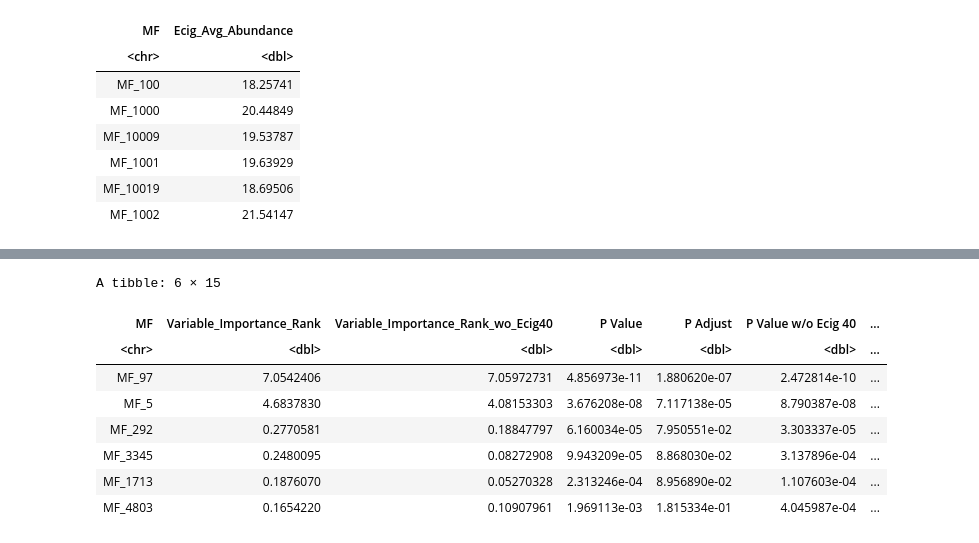
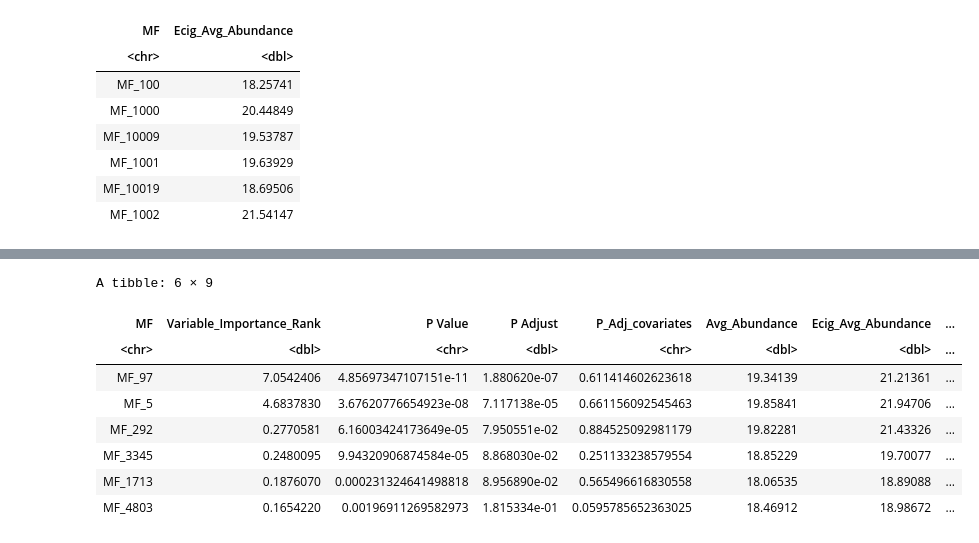
Before and after one commit to UNC-CEMALB/P1002_Ecig-Metabolomics-NELF, a Jupyter notebook: 4. Summary Statistics/MF Expression Table.ipynb, the cells around one changed output, grey strips where cells are left out. Cells and saved outputs as stored; diff of their text form; code cells hidden in the pictures.

```diff
--- a/4. Summary Statistics/MF Expression Table.ipynb
+++ b/4. Summary Statistics/MF Expression Table.ipynb
@@ -108,10 +77,7 @@ A tibble: 6 × 3873
 # %%
-longer_mf_df_w_Ecig40 = molecular_feature_df_w_Ecig_40 %>%
-    pivot_longer(cols = 2:3873, names_to = "MF", values_to = "Value")
-longer_mf_df_wo_Ecig40 = molecular_feature_df_wo_Ecig_40 %>%
+longer_mf_df_w_Ecig40 = molecular_feature_df %>%
     pivot_longer(cols = 2:3873, names_to = "MF", values_to = "Value")
 
-
 head(longer_mf_df_w_Ecig40)
 # %% [output]
 A tibble: 6 × 3
@@ -186,0 +167,28 @@ A data.frame: 6 × 5
+# %%
+#now running ancova
+get_ancova = function(scaled_df){
+
+    #getting unique MFs to iterate through
+    single_MF = unique(longer_mf_df_w_Ecig40$MF)
+
+    values_df = data.frame()
+    for (i in 1:length(single_MF)){
+        #the covariate must go first for Type 1, but we want type III
+        ancova = aov(Scaled_Value ~ Sex + Race + Age + BMI + Exposure, data = scaled_df %>%
+                        filter(MF == single_MF[i]))
+
+        anova_type3 = Anova(ancova, type = 'III')
+        summary = anova_type3[2,3:4]
+
+        #saving values
+        saved_values = cbind(single_MF[i], summary$`Pr(>F)`)
+        values_df = rbind(values_df, saved_values)
+    }
+
+    #assigning col names
+    colnames(values_df) = c("MF", "P_Adj_covariates")
+    return(values_df)
+}
+
+#calling fn
+covariate_adjusted_pvalues = get_ancova(covariates_MF_df)
@@ -186,0 +207,4 @@ A data.frame: 6 × 5
+# %%
+#creating p value df
+pvalue_df = inner_join(pvalue_w_Ecig_40, covariate_adjusted_pvalues)
+head(pvalue_df)
@@ -263,9 +280,7 @@ A tibble: 6 × 2
 | MF_10019 | 18.69506 |
 | MF_1002 | 21.54147 |
 # %%
-avg_abundance_df = cbind(inner_join(avg_abundance_w_Ecig_40, avg_abundance_wo_Ecig_40),
-                             inner_join(Ecig_avg_abundance, NS_avg_abundance)[,2:3],
-                             inner_join(Ecig_avg_abundance_wo_Ecig_40, NS_avg_abundance_wo_Ecig_40)[,2:3])
+avg_abundance_df = cbind(avg_abundance_w_Ecig_40, inner_join(Ecig_avg_abundance, NS_avg_abundance)[,2:3])
 head(avg_abundance_df)
 # %% [output]
 Joining, by = "MF"
@@ -328,7 +335,7 @@ A data.frame: 6 × 3
 # %%
 #combining into 1 df
-combined_df = inner_join(inner_join(var_importance_df, pvalue_df), inner_join(avg_abundance_df, log2FC_df))
-combined_df[,2:15] = apply(combined_df[,2:15], 2, as.numeric)
+combined_df = inner_join(inner_join(feature_ranking, pvalue_df), inner_join(avg_abundance_df, log2FC_w_Ecig_40))
+#combined_df[,2:15] = apply(combined_df[,2:15], 2, as.numeric)
 head(combined_df)
 # %% [output]
 Joining, by = "MF"
@@ -338,13 +343,13 @@ Joining, by = "MF"
 Joining, by = "MF"
-A tibble: 6 × 15
+A tibble: 6 × 9
-| MF | Variable_Importance_Rank | Variable_Importance_Rank_wo_Ecig40 | P Value | P Adjust | P Value w/o Ecig 40 | ... |
-| <chr> | <dbl> | <dbl> | <dbl> | <dbl> | <dbl> | ... |
-| MF_97 | 7.0542406 | 7.05972731 | 4.856973e-11 | 1.880620e-07 | 2.472814e-10 | ... |
-| MF_5 | 4.6837830 | 4.08153303 | 3.676208e-08 | 7.117138e-05 | 8.790387e-08 | ... |
-| MF_292 | 0.2770581 | 0.18847797 | 6.160034e-05 | 7.950551e-02 | 3.303337e-05 | ... |
-| MF_3345 | 0.2480095 | 0.08272908 | 9.943209e-05 | 8.868030e-02 | 3.137896e-04 | ... |
-| MF_1713 | 0.1876070 | 0.05270328 | 2.313246e-04 | 8.956890e-02 | 1.107603e-04 | ... |
-| MF_4803 | 0.1654220 | 0.10907961 | 1.969113e-03 | 1.815334e-01 | 4.045987e-04 | ... |
+| MF | Variable_Importance_Rank | P Value | P Adjust | P_Adj_covariates | Avg_Abundance | Ecig_Avg_Abundance | ... |
+| <chr> | <dbl> | <chr> | <dbl> | <chr> | <dbl> | <dbl> | ... |
+| MF_97 | 7.0542406 | 4.85697347107151e-11 | 1.880620e-07 | 0.611414602623618 | 19.34139 | 21.21361 | ... |
+| MF_5 | 4.6837830 | 3.67620776654923e-08 | 7.117138e-05 | 0.661156092545463 | 19.85841 | 21.94706 | ... |
+| MF_292 | 0.2770581 | 6.16003424173649e-05 | 7.950551e-02 | 0.884525092981179 | 19.82281 | 21.43326 | ... |
+| MF_3345 | 0.2480095 | 9.94320906874584e-05 | 8.868030e-02 | 0.251133238579554 | 18.85229 | 19.70077 | ... |
+| MF_1713 | 0.1876070 | 0.000231324641498818 | 8.956890e-02 | 0.565496616830558 | 18.06535 | 18.89088 | ... |
+| MF_4803 | 0.1654220 | 0.00196911269582973 | 1.815334e-01 | 0.0595785652363025 | 18.46912 | 18.98672 | ... |
 # %%
 #exporting table
 write.csv(combined_df, paste0(Output,"/", cur_date, "_MF_Expression_Table.csv"), row.names = FALSE)
```
Also changed, not shown: parts of 13 cells of this notebook.
